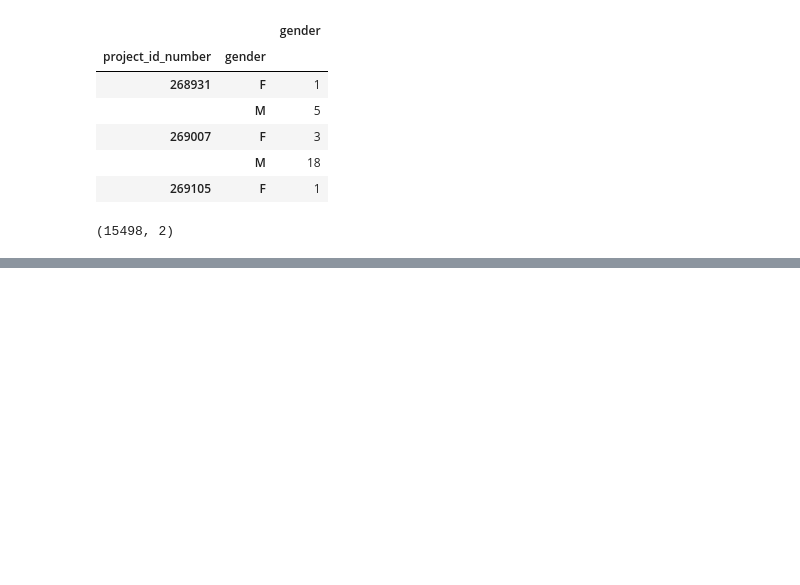
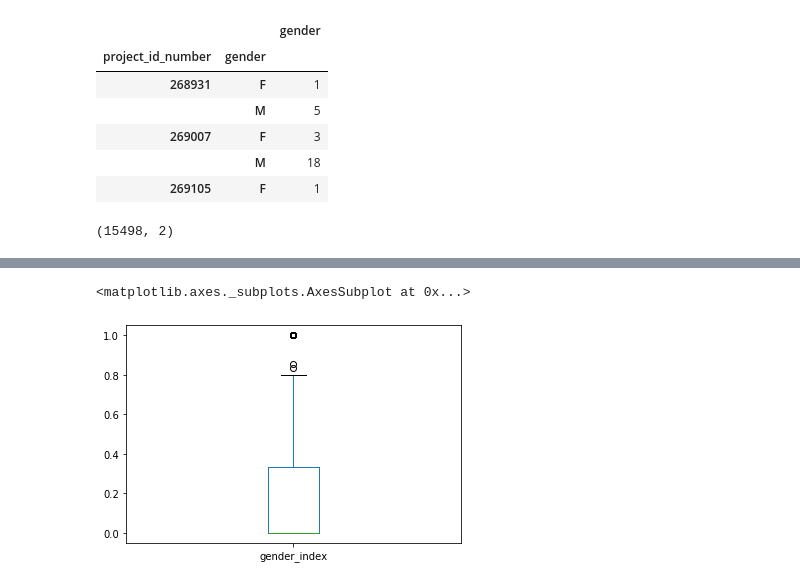
Before and after one commit to lauralindal/datavis-forscher_innen, a Jupyter notebook: InferGender.ipynb, the cells around one changed output, grey strips where cells are left out. Saved outputs shown, nothing was run; the diff lists cells and outputs as text; code cells hidden in the pictures; blank space fills up the shorter version.

```diff
--- a/InferGender.ipynb
+++ b/InferGender.ipynb
@@ -328,0 +330,7 @@ Name: gender, Length: 57940, dtype: bool
+# %%
+## Alternatively: boxplot of project_gender_index
+
+project_gender_index['gender_index'].plot.box()
+# %% [output]
+<matplotlib.axes._subplots.AxesSubplot at 0x...>
+[figure, added]
```
Also changed, not shown: parts of 9 cells of this notebook, 1 other file.
